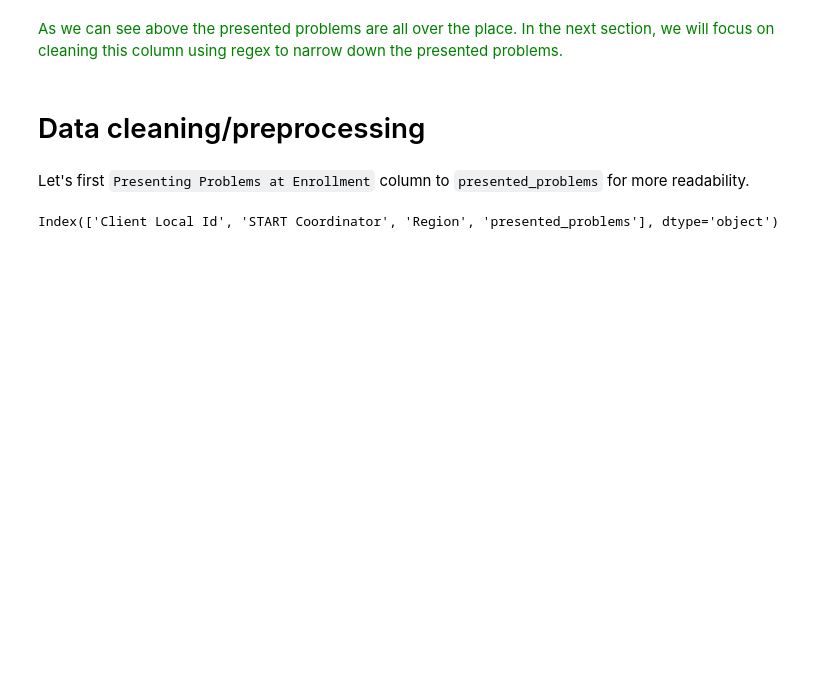
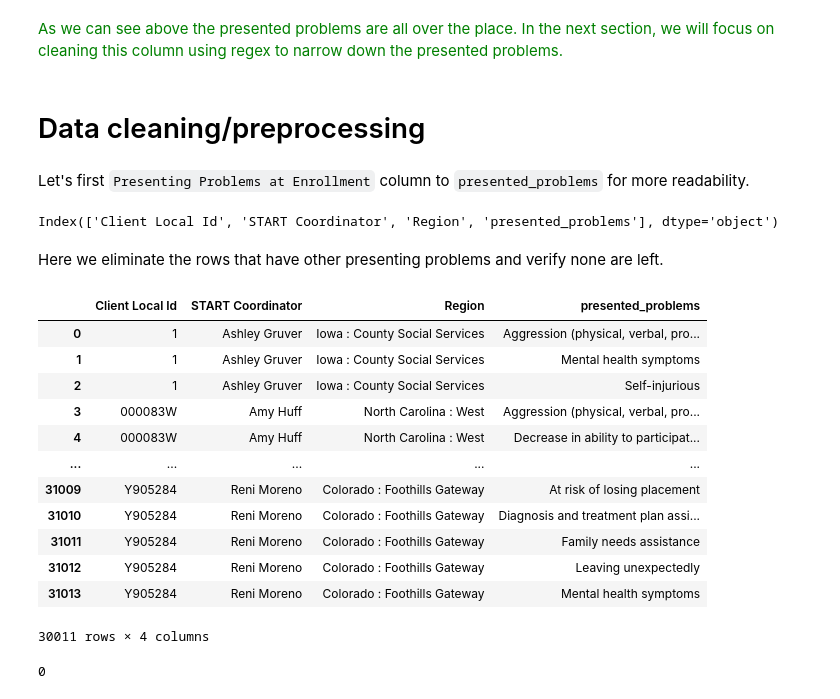
Before and after one commit to aimenabdulaziz/qss_final_project, a Jupyter notebook: code/01_notebook.ipynb, the cells around one changed output. Cells and saved outputs as stored; diff of their text form; code cells hidden in the pictures; blank space fills up the shorter version.

```diff
--- a/code/01_notebook.ipynb
+++ b/code/01_notebook.ipynb
@@ -184,3 +184,27 @@ presenting_problems.rename(columns={'Presenting Problems at Enrollment': 'presen
 presenting_problems.columns
 # %% [output]
 Index(['Client Local Id', 'START Coordinator', 'Region', 'presented_problems'], dtype='object')
+# %% [markdown]
+Here we eliminate the rows that have other presenting problems and verify none are left.
+# %%
+# delete any observations with other within presenting problems
+presenting_problems = presenting_problems[presenting_problems['presented_problems'].str.contains('Other:') == False]
+presenting_problems
+
+# checking no observations with other presenting problems remained
+len(presenting_problems[presenting_problems['presented_problems'].str.contains('Other:') == True].value_counts())
+# %% [output]
+|  | Client Local Id | START Coordinator | Region | presented_problems |
+| 0 | 1 | Ashley Gruver | Iowa : County Social Services | Aggression (physical, verbal, pro... |
+| 1 | 1 | Ashley Gruver | Iowa : County Social Services | Mental health symptoms |
+| 2 | 1 | Ashley Gruver | Iowa : County Social Services | Self-injurious |
+| 3 | 000083W | Amy Huff | North Carolina : West | Aggression (physical, verbal, pro... |
+| 4 | 000083W | Amy Huff | North Carolina : West | Decrease in ability to participat... |
+| ... | ... | ... | ... | ... |
+| 31009 | Y905284 | Reni Moreno | Colorado : Foothills Gateway | At risk of losing placement |
+| 31010 | Y905284 | Reni Moreno | Colorado : Foothills Gateway | Diagnosis and treatment plan assi... |
+| 31011 | Y905284 | Reni Moreno | Colorado : Foothills Gateway | Family needs assistance |
+| 31012 | Y905284 | Reni Moreno | Colorado : Foothills Gateway | Leaving unexpectedly |
+| 31013 | Y905284 | Reni Moreno | Colorado : Foothills Gateway | Mental health symptoms |
+30011 rows × 4 columns
+0
```
Also changed, not shown: parts of 7 cells of this notebook.
